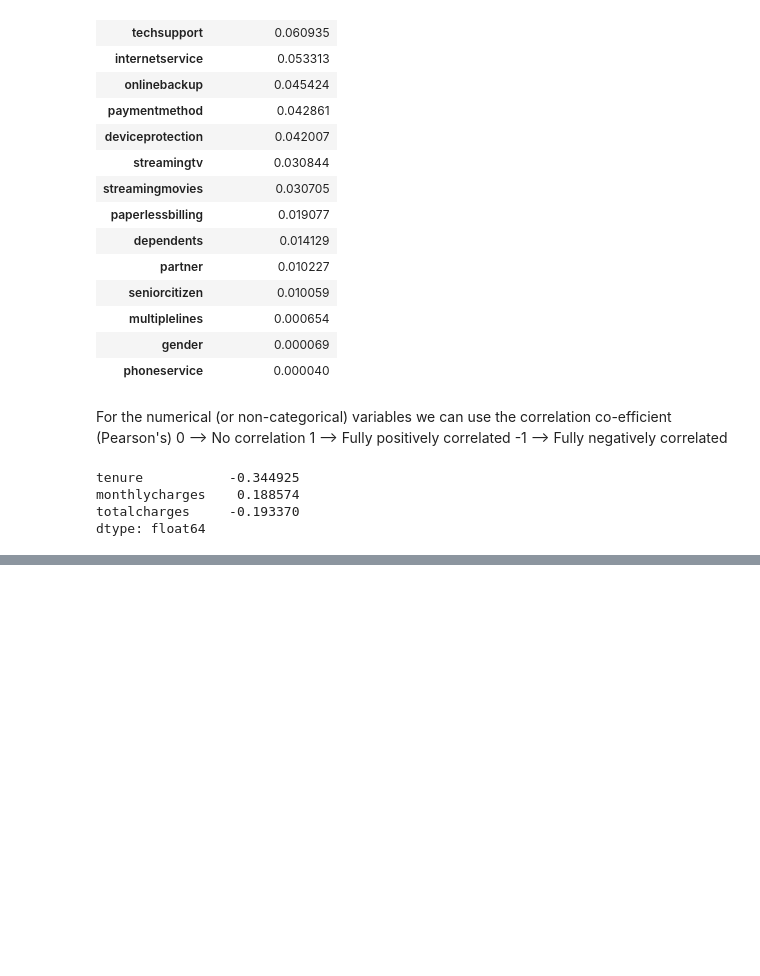
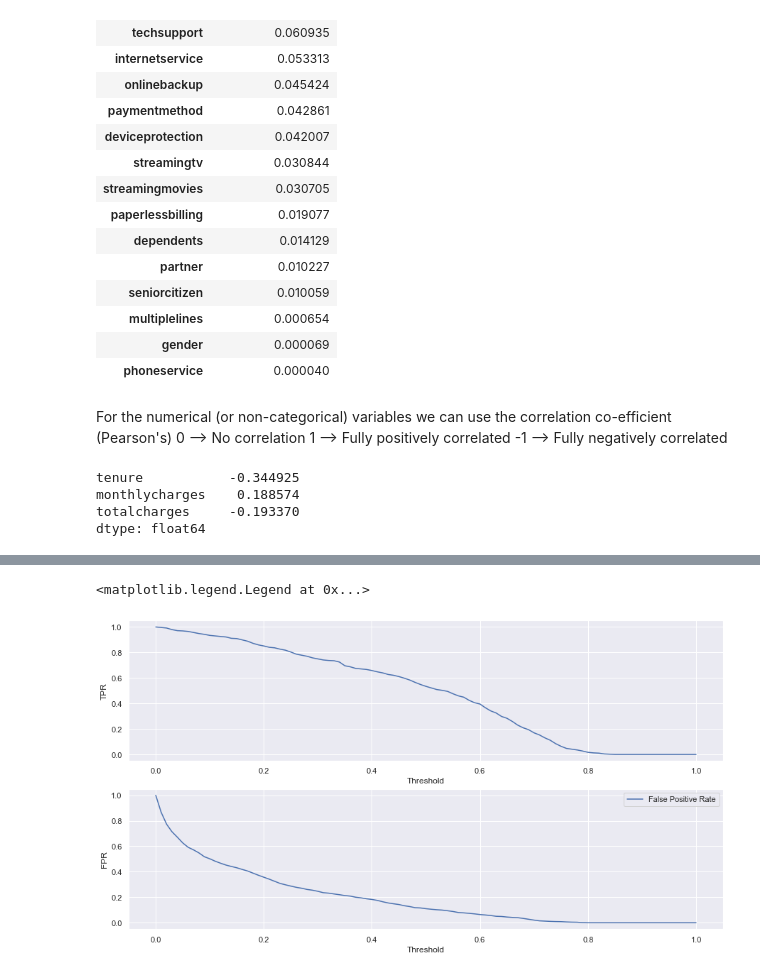
Before and after one commit to darren-king/Churn_Classification, a Jupyter notebook: Churn_Prediction.ipynb, the cells around one changed output, grey strips where cells are left out. Cells and saved outputs as stored; diff of their text form; code cells hidden in the pictures; blank space fills up the shorter version.

```diff
--- a/Churn_Prediction.ipynb
+++ b/Churn_Prediction.ipynb
@@ -333,0 +341,3 @@ dtype: float64
+# %%
+train_dict = df_train[categorical + numerical].to_dict(orient='records')
+print(train_dict[0])
@@ -333,0 +600,20 @@ dtype: float64
+# %%
+# Again we've only calculated these values for a particular threshold. So we need to calculate them against a few different thresholds.
+
+scores = []
+
+thresholds = np.linspace(0,1,101)
+
+for t in thresholds:
+    tp = ((y_pred >= t)&(y_val == 1)).sum()
+    fp = ((y_pred >= t)&(y_val == 0)).sum()
+    fn = ((y_pred < t)&(y_val == 1)).sum()
+    tn = ((y_pred < t)&(y_val == 0)).sum()
+    scores.append((t, tp, fp, fn, tn))
+
+# Convert to pandas dataframe for ease of use
+
+df_scores = pd.DataFrame(scores)
+df_scores.columns = ['threshold', 'tp', 'fp', 'fn', 'tn']
+
+df_scores.head(10)
@@ -333,0 +632,5 @@ dtype: float64
+# %%
+df_scores['tpr'] = df_scores.tp/(df_scores.tp + df_scores.fn)
+df_scores['fpr'] = df_scores.fp/(df_scores.fp + df_scores.tn)
+
+df_scores.head()
@@ -333,0 +659,14 @@ dtype: float64
+# %%
+fig, ax = plt.subplots(2,1)
+ax1 = ax[0]
+ax2 = ax[1]
+ax1.plot(df_scores.threshold, df_scores.tpr, label = "True Positive Rate")
+ax1.set_xlabel("Threshold")
+ax1.set_ylabel("TPR")
+ax2.plot(df_scores.threshold, df_scores.fpr, label = "False Positive Rate")
+ax2.set_xlabel("Threshold")
+ax2.set_ylabel("FPR")
+plt.legend()
+# %% [output]
+<matplotlib.legend.Legend at 0x...>
+[figure, added]
```
Also changed, not shown: parts of 61 cells of this notebook, 2 other files.
